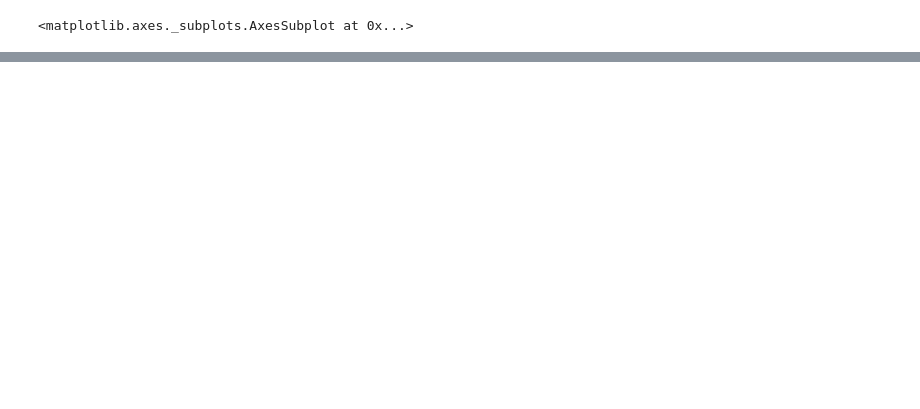
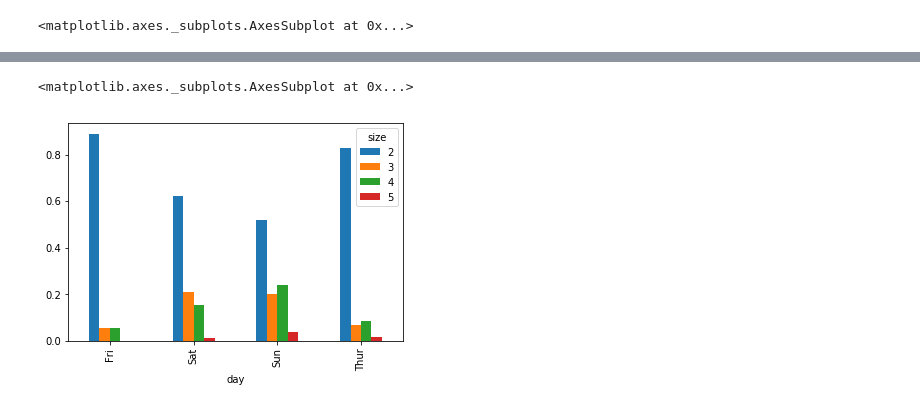
Before and after one commit to laobadao/ML_Python_Algorithm, a Jupyter notebook: Python_for_Data_Analysis_Notes/test.ipynb, the cells around one changed output, grey strips where cells are left out. Saved outputs shown, nothing was run; the diff lists cells and outputs as text; code cells hidden in the pictures; blank space fills up the shorter version.

```diff
--- a/Python_for_Data_Analysis_Notes/test.ipynb
+++ b/Python_for_Data_Analysis_Notes/test.ipynb
@@ -287,0 +297,5 @@ Thur  1  48   4   5  1  3
+# %%
+# Normalize to sum to 1
+party_pcts = party_counts.div(party_counts.sum(1), axis=0)
+
+party_pcts
@@ -287,0 +309,5 @@ Thur  1  48   4   5  1  3
+# %%
+party_pcts.plot.bar()
+# %% [output]
+<matplotlib.axes._subplots.AxesSubplot at 0x...>
+[figure, added]
```
Also changed, not shown: parts of 15 cells of this notebook, 11 other files.
